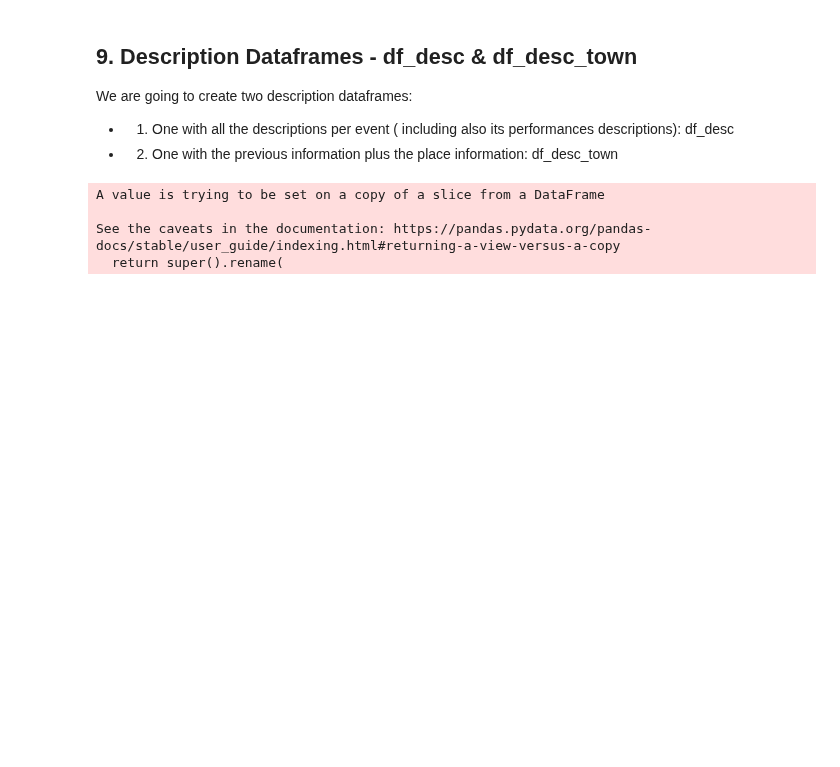
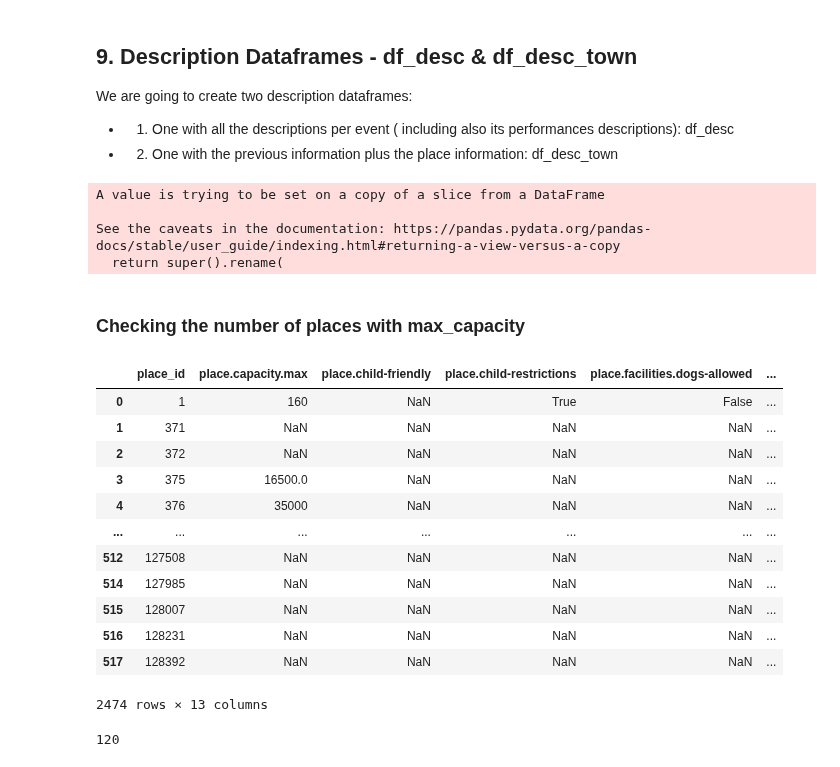
Before and after one commit to rosafilgueira/Exploring_TheList_Data, a Jupyter notebook: mining_LIST_2018_2021_data/Generate_List_Dataframes.ipynb, the cells around one changed output. Drawn from its saved outputs; the diff is of its cells as text; code cells hidden in the pictures; blank space fills up the shorter version.

```diff
--- a/mining_LIST_2018_2021_data/Generate_List_Dataframes.ipynb
+++ b/mining_LIST_2018_2021_data/Generate_List_Dataframes.ipynb
@@ -734,3 +734,27 @@ df_desc_town.to_pickle(dataframe_path+"/df_desc_town")
 # %%
 # comment this line if you do not want to read the dataframe df_des2 from file
 #df_desc_town = pd.read_pickle(dataframe_path+"/df_desc_town")
+# %% [markdown]
+### Checking the number of places with max_capacity
+# %%
+df_place_prop=df_places[['place_id','properties']]
+df_place_prop=pd.concat([df_place_prop.drop(['properties'], axis=1), df_place_prop['properties'].apply(pd.Series)], axis=1)
+df_place_prop.drop(0, axis=1)
+# %% [output]
+|  | place_id | place.capacity.max | place.child-friendly | place.child-restrictions | place.facilities.dogs-allowed | ... |
+| 0 | 1 | 160 | NaN | True | False | ... |
+| 1 | 371 | NaN | NaN | NaN | NaN | ... |
+| 2 | 372 | NaN | NaN | NaN | NaN | ... |
+| 3 | 375 | 16500.0 | NaN | NaN | NaN | ... |
+| 4 | 376 | 35000 | NaN | NaN | NaN | ... |
+| ... | ... | ... | ... | ... | ... | ... |
+| 512 | 127508 | NaN | NaN | NaN | NaN | ... |
+| 514 | 127985 | NaN | NaN | NaN | NaN | ... |
+| 515 | 128007 | NaN | NaN | NaN | NaN | ... |
+| 516 | 128231 | NaN | NaN | NaN | NaN | ... |
+| 517 | 128392 | NaN | NaN | NaN | NaN | ... |
+2474 rows × 13 columns
+# %%
+df_place_prop['place.capacity.max'].count()
+# %% [output]
+120
```
